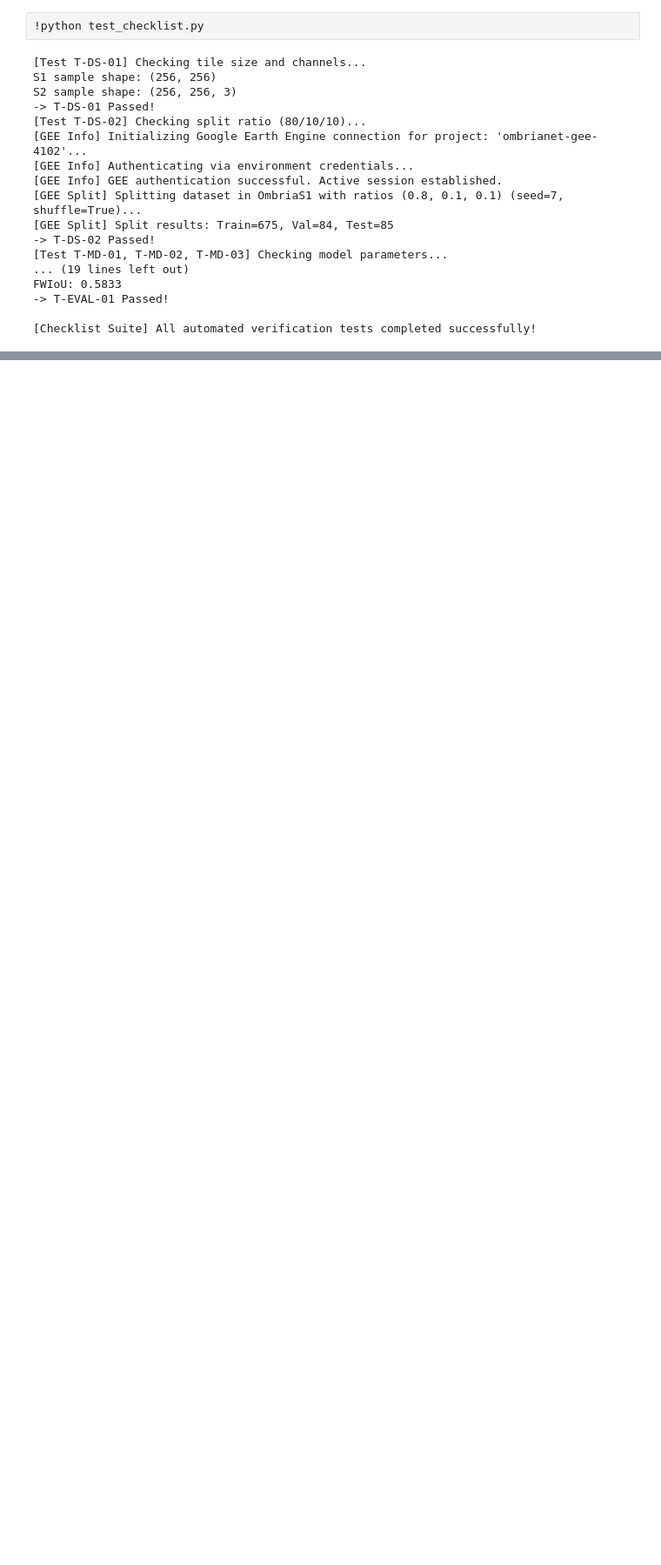
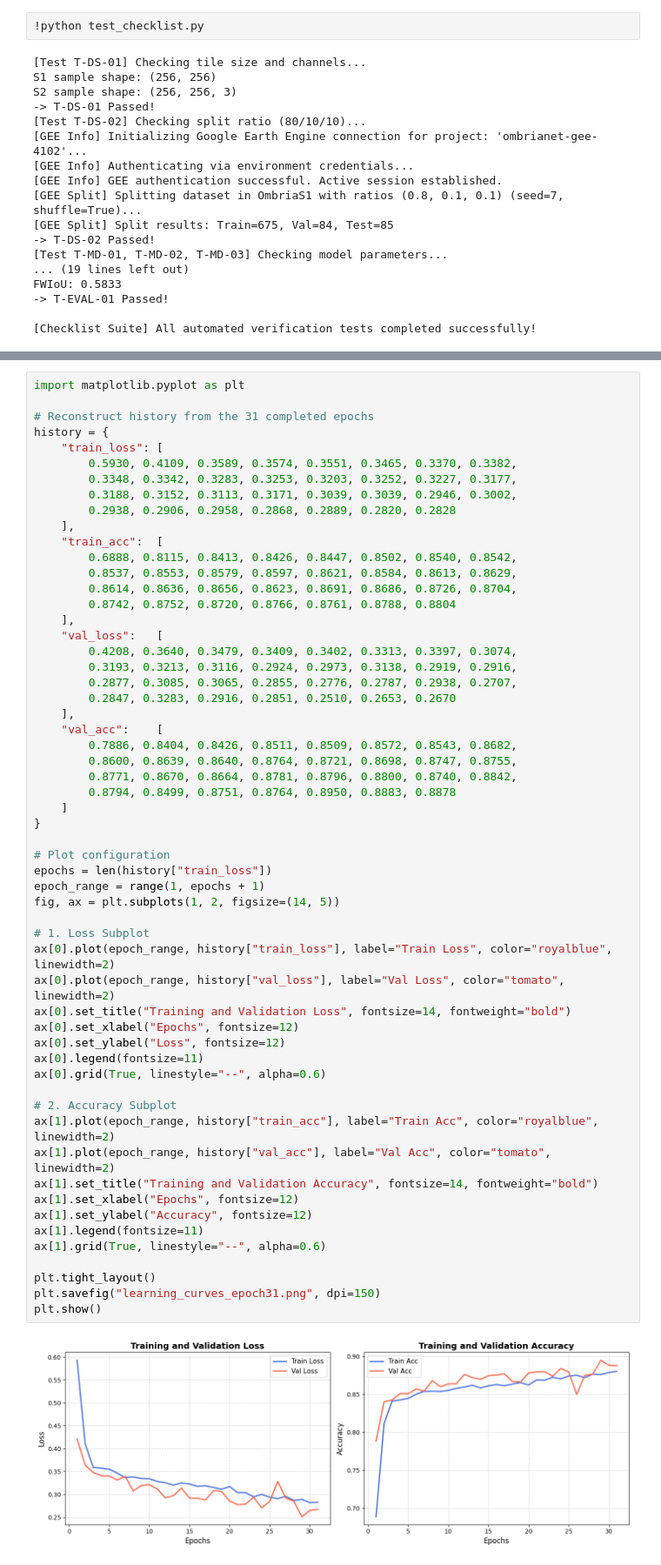
Before and after one commit to sridipbasu/ombrianet, a Jupyter notebook: ombiranet-v1.ipynb, the cells around one changed output, grey strips where cells are left out. Shown at 87% size. Drawn from its saved outputs; the diff is of its cells as text; blank space fills up the shorter version.

```diff
--- a/ombiranet-v1.ipynb
+++ b/ombiranet-v1.ipynb
@@ -161,3 +127,62 @@ plt.show()
+# %%
+import matplotlib.pyplot as plt
+
+# Reconstruct history from the 31 completed epochs
+history = {
+    "train_loss": [
+        0.5930, 0.4109, 0.3589, 0.3574, 0.3551, 0.3465, 0.3370, 0.3382,
+        0.3348, 0.3342, 0.3283, 0.3253, 0.3203, 0.3252, 0.3227, 0.3177,
+        0.3188, 0.3152, 0.3113, 0.3171, 0.3039, 0.3039, 0.2946, 0.3002,
+        0.2938, 0.2906, 0.2958, 0.2868, 0.2889, 0.2820, 0.2828
+    ],
+    "train_acc":  [
+        0.6888, 0.8115, 0.8413, 0.8426, 0.8447, 0.8502, 0.8540, 0.8542,
+        0.8537, 0.8553, 0.8579, 0.8597, 0.8621, 0.8584, 0.8613, 0.8629,
+        0.8614, 0.8636, 0.8656, 0.8623, 0.8691, 0.8686, 0.8726, 0.8704,
+        0.8742, 0.8752, 0.8720, 0.8766, 0.8761, 0.8788, 0.8804
+    ],
+    "val_loss":   [
+        0.4208, 0.3640, 0.3479, 0.3409, 0.3402, 0.3313, 0.3397, 0.3074,
+        0.3193, 0.3213, 0.3116, 0.2924, 0.2973, 0.3138, 0.2919, 0.2916,
+        0.2877, 0.3085, 0.3065, 0.2855, 0.2776, 0.2787, 0.2938, 0.2707,
+        0.2847, 0.3283, 0.2916, 0.2851, 0.2510, 0.2653, 0.2670
+    ],
+    "val_acc":    [
+        0.7886, 0.8404, 0.8426, 0.8511, 0.8509, 0.8572, 0.8543, 0.8682,
+        0.8600, 0.8639, 0.8640, 0.8764, 0.8721, 0.8698, 0.8747, 0.8755,
+        0.8771, 0.8670, 0.8664, 0.8781, 0.8796, 0.8800, 0.8740, 0.8842,
+        0.8794, 0.8499, 0.8751, 0.8764, 0.8950, 0.8883, 0.8878
+    ]
+}
+
+# Plot configuration
+epochs = len(history["train_loss"])
+epoch_range = range(1, epochs + 1)
+fig, ax = plt.subplots(1, 2, figsize=(14, 5))
+
+# 1. Loss Subplot
+ax[0].plot(epoch_range, history["train_loss"], label="Train Loss", color="royalblue", linewidth=2)
+ax[0].plot(epoch_range, history["val_loss"], label="Val Loss", color="tomato", linewidth=2)
+ax[0].set_title("Training and Validation Loss", fontsize=14, fontweight="bold")
+ax[0].set_xlabel("Epochs", fontsize=12)
+ax[0].set_ylabel("Loss", fontsize=12)
+ax[0].legend(fontsize=11)
+ax[0].grid(True, linestyle="--", alpha=0.6)
+
+# 2. Accuracy Subplot
+ax[1].plot(epoch_range, history["train_acc"], label="Train Acc", color="royalblue", linewidth=2)
+ax[1].plot(epoch_range, history["val_acc"], label="Val Acc", color="tomato", linewidth=2)
+ax[1].set_title("Training and Validation Accuracy", fontsize=14, fontweight="bold")
+ax[1].set_xlabel("Epochs", fontsize=12)
+ax[1].set_ylabel("Accuracy", fontsize=12)
+ax[1].legend(fontsize=11)
+ax[1].grid(True, linestyle="--", alpha=0.6)
+
+plt.tight_layout()
+plt.savefig("learning_curves_epoch31.png", dpi=150)
+plt.show()
+# %% [output]
+[figure, added]
 # %%
 
 import torch
```
Also changed, not shown: parts of 8 cells of this notebook.
